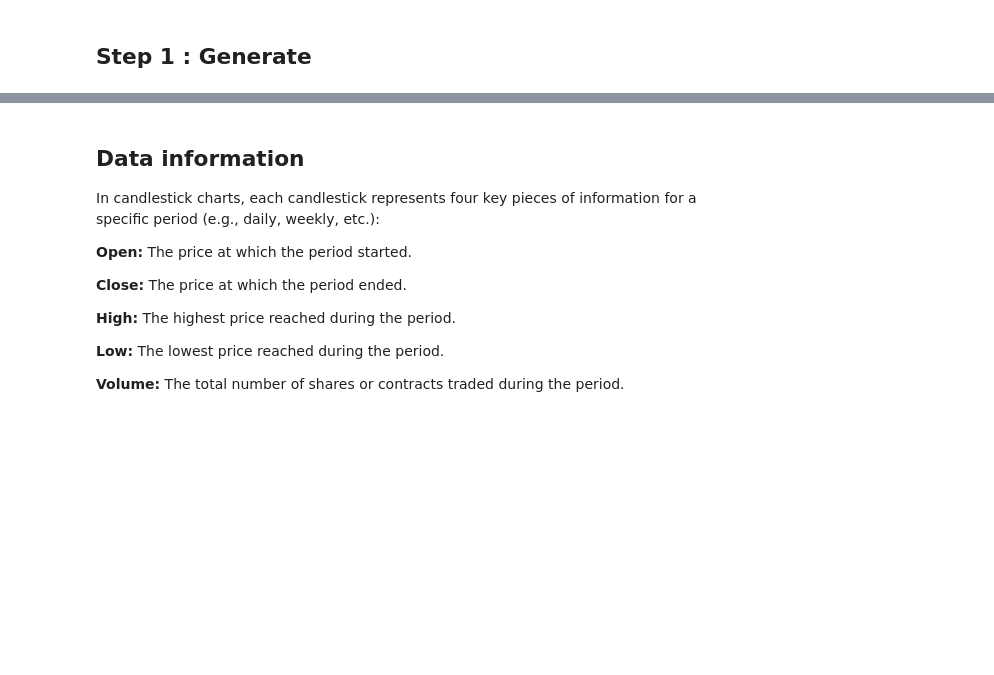
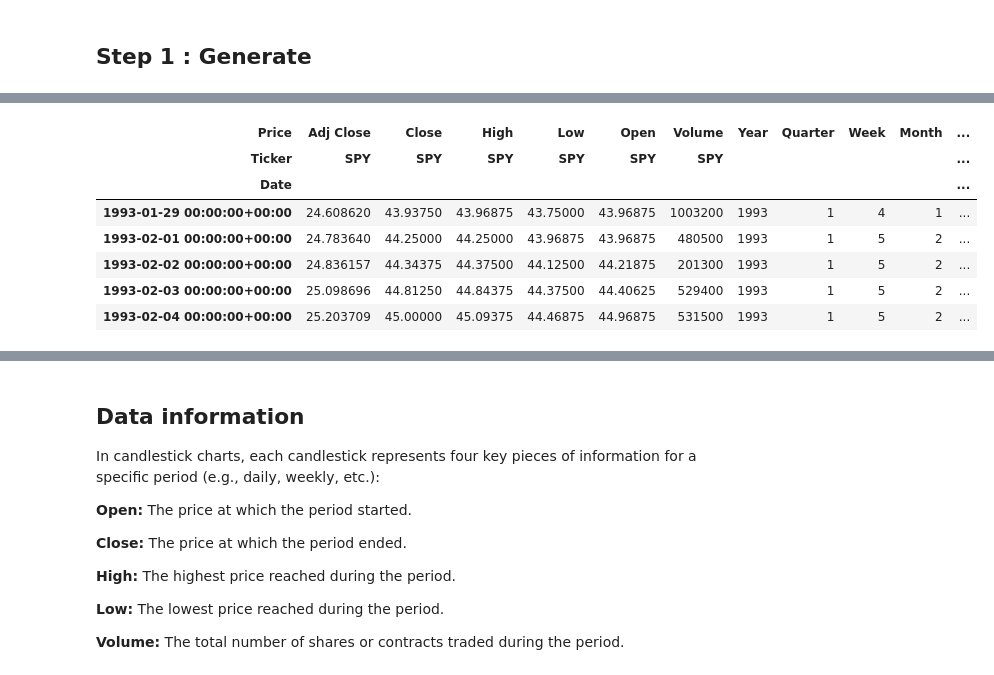
Before and after one commit to mpalominocol/CPSC4800_GitEExample, a Jupyter notebook: SP500_AND_WB_Data_Extraction.ipynb, the cells around one changed output, grey strips where cells are left out. Cells and saved outputs as stored; diff of their text form; code cells hidden in the pictures; blank space fills up the shorter version.

```diff
--- a/SP500_AND_WB_Data_Extraction.ipynb
+++ b/SP500_AND_WB_Data_Extraction.ipynb
@@ -449,0 +450,16 @@ df_candel.head()
+# %%
+# prompt: In df_candel create a column 'WeekHist', in column  'WeekHist'  put count of weeks since the first date in index 'Date'  until date row that is been calculated
+
+# Assuming df_candel is already defined as in your provided code.
+# Calculate the week difference from the first date
+df_candel['WeekHist'] = (df_candel.index - df_candel.index.min()).days // 7 + 1
+df_candel.head()
+# %% [output]
+| Price | Adj Close | Close | High | Low | Open | Volume | Year | Quarter | Week | Month | ... |
+| Ticker | SPY | SPY | SPY | SPY | SPY | SPY |  |  |  |  | ... |
+| Date |  |  |  |  |  |  |  |  |  |  | ... |
+| 1993-01-29 00:00:00+00:00 | 24.608620 | 43.93750 | 43.96875 | 43.75000 | 43.96875 | 1003200 | 1993 | 1 | 4 | 1 | ... |
+| 1993-02-01 00:00:00+00:00 | 24.783640 | 44.25000 | 44.25000 | 43.96875 | 43.96875 | 480500 | 1993 | 1 | 5 | 2 | ... |
+| 1993-02-02 00:00:00+00:00 | 24.836157 | 44.34375 | 44.37500 | 44.12500 | 44.21875 | 201300 | 1993 | 1 | 5 | 2 | ... |
+| 1993-02-03 00:00:00+00:00 | 25.098696 | 44.81250 | 44.84375 | 44.37500 | 44.40625 | 529400 | 1993 | 1 | 5 | 2 | ... |
+| 1993-02-04 00:00:00+00:00 | 25.203709 | 45.00000 | 45.09375 | 44.46875 | 44.96875 | 531500 | 1993 | 1 | 5 | 2 | ... |
```
Also changed, not shown: parts of 13 cells of this notebook.
